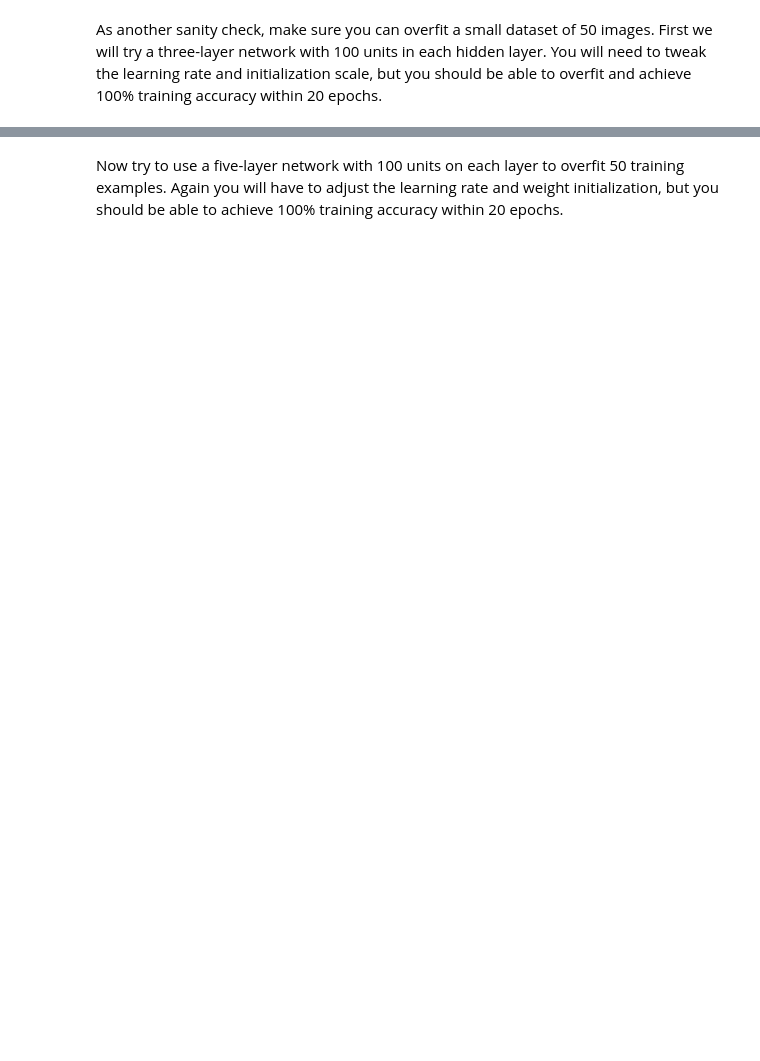
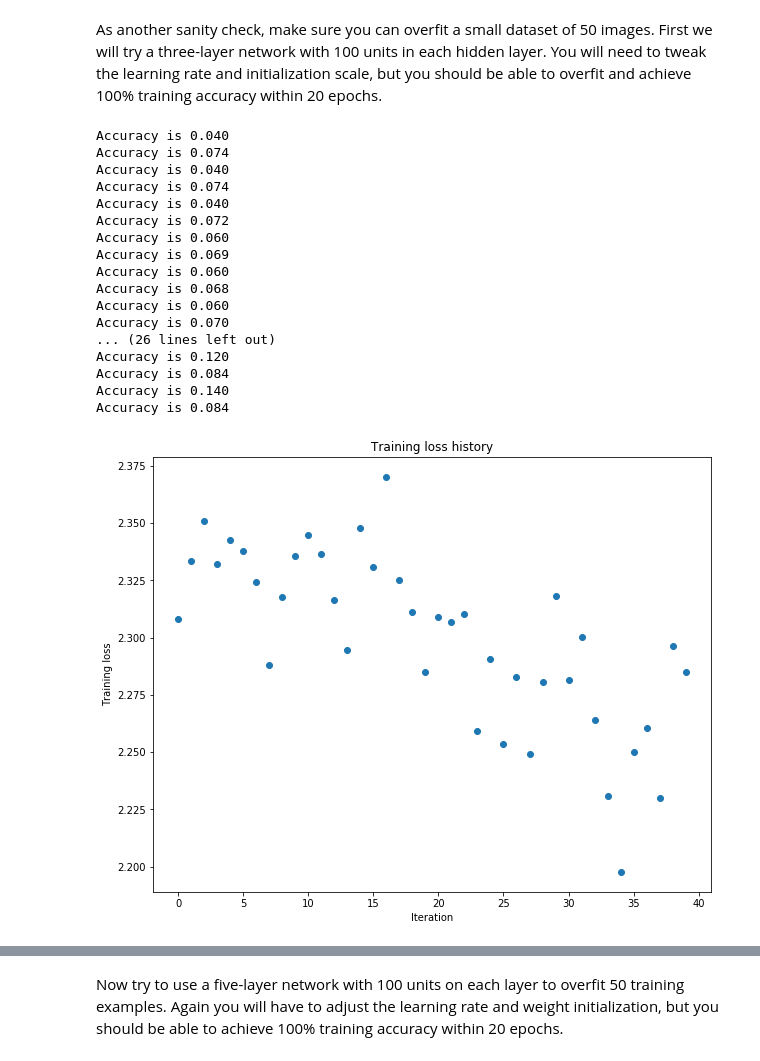
Before and after one commit to PhySci/cs231, a Jupyter notebook: assignment2/FullyConnectedNets.ipynb, the cells around one changed output, grey strips where cells are left out. Cells and saved outputs as stored; diff of their text form; code cells hidden in the pictures; blank space fills up the shorter version.

```diff
--- a/assignment2/FullyConnectedNets.ipynb
+++ b/assignment2/FullyConnectedNets.ipynb
@@ -454,29 +469,50 @@ As another sanity check, make sure you can overfit a small dataset of 50 images.
 # %%
 # TODO: Use a three-layer Net to overfit 50 training examples.
 
 num_train = 50
 small_data = {
   'X_train': data['X_train'][:num_train],
   'y_train': data['y_train'][:num_train],
   'X_val': data['X_val'],
   'y_val': data['y_val'],
 }
 
 weight_scale = 1e-2
 learning_rate = 1e-4
 model = FullyConnectedNet([100, 100],
               weight_scale=weight_scale, dtype=np.float64)
-solver = Solver(model, small_data,
-                print_every=10, num_epochs=20, batch_size=25,
-                update_rule='sgd',
+
+
+solver = Solver(model, small_data, print_every=10, num_epochs=20, batch_size=25,
+                update_rule='sgd', verbose = False,
                 optim_config={
                   'learning_rate': learning_rate,
                 }
          )
+
 solver.train()
 
 plt.plot(solver.loss_history, 'o')
 plt.title('Training loss history')
 plt.xlabel('Iteration')
 plt.ylabel('Training loss')
 plt.show()
+# %% [output]
+Accuracy is 0.040
+Accuracy is 0.074
+Accuracy is 0.040
+Accuracy is 0.074
+Accuracy is 0.040
+Accuracy is 0.072
+Accuracy is 0.060
+Accuracy is 0.069
+Accuracy is 0.060
+Accuracy is 0.068
+Accuracy is 0.060
+Accuracy is 0.070
+... (26 lines left out)
+Accuracy is 0.120
+Accuracy is 0.084
+Accuracy is 0.140
+Accuracy is 0.084
+[figure, added]
```
Also changed, not shown: parts of 21 cells of this notebook, 6 other files.
